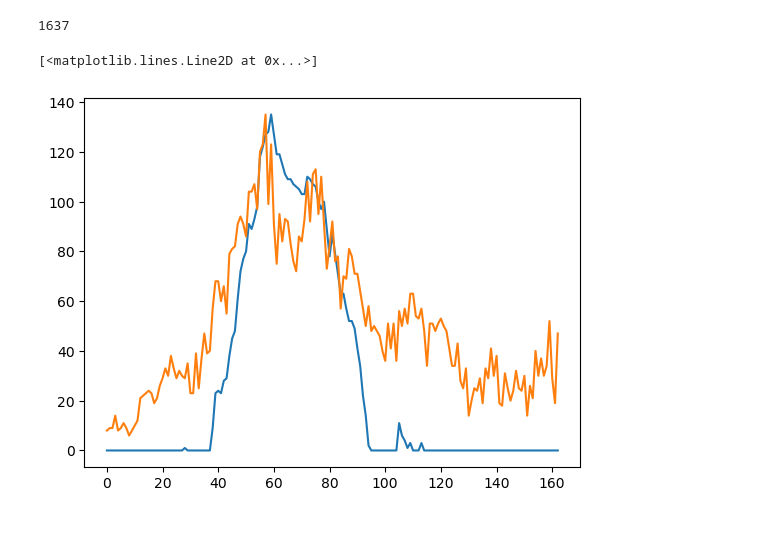
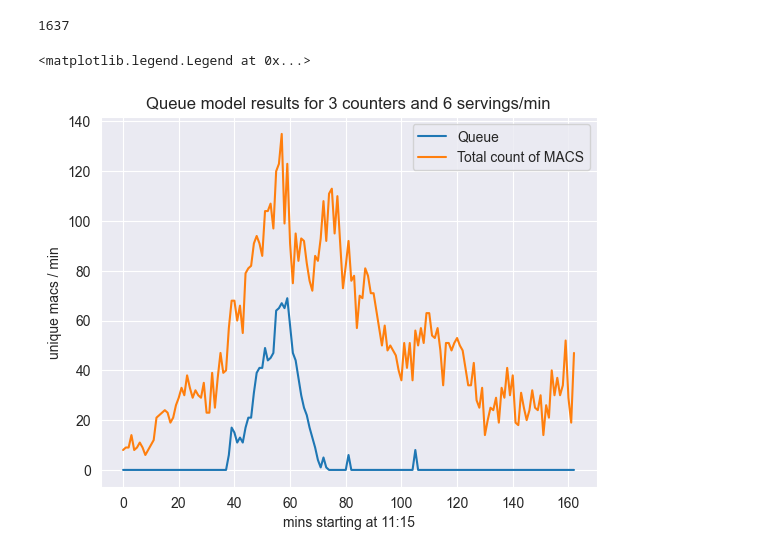
Before and after one commit to danielbischofff/dataLiteracyPeopleCounting, a Jupyter notebook: Queue_short.ipynb, the cells around one changed output. Cells and saved outputs as stored; diff of their text form; code cells hidden in the pictures; blank space fills up the shorter version.

```diff
--- a/Queue_short.ipynb
+++ b/Queue_short.ipynb
@@ -5,7 +5,7 @@ import pandas as pd
 import numpy as np
 import matplotlib.pyplot as plt
 # %%
-df = pd.read_csv('Wed_light.csv', index_col=0)
+df = pd.read_csv('C:\\Users\phili\OneDrive - UT Cloud\Data_literacy_mensa\Mensa_data_light\Wed_light.csv', index_col=0)
 # %%
 df.head()
 # %% [output]
@@ -81,24 +81,28 @@ df_20['enter_count'].sum()
 # %%
 # Constants
 nr_counters = 3
-serving_speed = 5  # people per minute
+serving_speed = 6  # people per minute
 
 # Initialize queue_count column
 df_20['queue_count'] = 0
 # %%
 # Calculate queue count for each minute
 for i in range(len(df_20)):
     #print(i)
     if i == 0: #timepoint 0
         df_20['queue_count'].iloc[i] = max(0, 0 + df_20['enter_count'].iloc[i] - nr_counters * serving_speed)
     else:
         df_20['queue_count'].iloc[i] = max(0, df_20['queue_count'].iloc[i-1] + df_20['enter_count'].iloc[i] - nr_counters * serving_speed)
 
 
 #print(df_20)
-plt.plot(df_20['queue_count'].to_numpy())
-plt.plot(df_20['total_count'].to_numpy())
+plt.plot(df_20['queue_count'].to_numpy(), label='Queue')
+plt.plot(df_20['total_count'].to_numpy(), label='Total count of MACS')
+plt.title(f'Queue model results for {nr_counters} counters and {serving_speed} servings/min')
+plt.ylabel('unique macs / min')
+plt.xlabel('mins starting at 11:15')
+plt.legend()
 # important: data starts at 11:15 (bcs at the start we have some minutes with no new entries
 # %% [output]
-[<matplotlib.lines.Line2D at 0x...>]
+<matplotlib.legend.Legend at 0x...>
-[figure, old version]
+[figure, new version]
```
Also changed, not shown: 2 other files.
